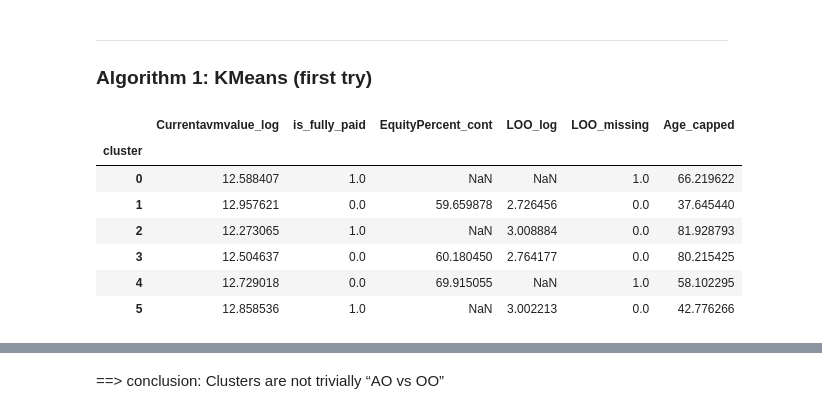
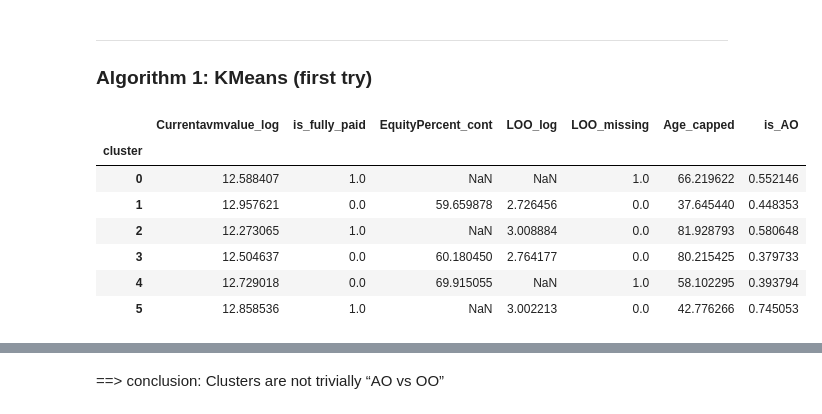
Before and after one commit to m-kareem/Property_clustring, a Jupyter notebook: Data_exploration_03.ipynb, the cells around one changed output, grey strips where cells are left out. Cells and saved outputs as stored; diff of their text form; code cells hidden in the pictures.

Commit message:
Market-based clustering

```diff
--- a/Data_exploration_03.ipynb
+++ b/Data_exploration_03.ipynb
@@ -502,10 +515,10 @@ cluster_features = [
     "Age_capped"
 ]
 
-X = sampled_df[cluster_features]
+sampled_X = sampled_df[cluster_features]
 
-X.info()
-X.describe()
+sampled_X.info()
+sampled_X.describe()
 # %% [output]
 <class 'pandas.core.frame.DataFrame'>
 Index: 150001 entries, 5067265 to 5282879
@@ -537,7 +550,7 @@ For distance-based clustering, the cleanest option is:
 - Replace intentional NaNs with 0
 - Rely on the corresponding binary flag to explain why it’s zero
 # %%
-X_filled = X.fillna(0)
+sampled_X_filled = sampled_X.fillna(0)
 # %% [markdown]
 #### Step 3 — Scaling
 we have
@@ -547,6 +560,6 @@ we have
 from sklearn.preprocessing import StandardScaler
 
 scaler = StandardScaler()
-X_scaled = scaler.fit_transform(X_filled)
+sampled_X_scaled = scaler.fit_transform(sampled_X_filled)
 # %%
 # X_scaled is a numpy array
@@ -615,17 +628,18 @@ kmeans = KMeans(
     n_init=20
 )
 
-labels = kmeans.fit_predict(X_scaled)
+labels = kmeans.fit_predict(sampled_X_scaled)
 
 sampled_df["cluster"] = labels
 # %%
-sampled_df.groupby("cluster")[cluster_features].mean()
+cols = cluster_features + ["is_AO"]
+sampled_df.groupby("cluster")[cols].mean()
 # %% [output]
-|  | Currentavmvalue_log | is_fully_paid | EquityPercent_cont | LOO_log | LOO_missing | Age_capped |
-| cluster |  |  |  |  |  |  |
-| 0 | 12.588407 | 1.0 | NaN | NaN | 1.0 | 66.219622 |
-| 1 | 12.957621 | 0.0 | 59.659878 | 2.726456 | 0.0 | 37.645440 |
-| 2 | 12.273065 | 1.0 | NaN | 3.008884 | 0.0 | 81.928793 |
-| 3 | 12.504637 | 0.0 | 60.180450 | 2.764177 | 0.0 | 80.215425 |
-| 4 | 12.729018 | 0.0 | 69.915055 | NaN | 1.0 | 58.102295 |
-| 5 | 12.858536 | 1.0 | NaN | 3.002213 | 0.0 | 42.776266 |
+|  | Currentavmvalue_log | is_fully_paid | EquityPercent_cont | LOO_log | LOO_missing | Age_capped | is_AO |
+| cluster |  |  |  |  |  |  |  |
+| 0 | 12.588407 | 1.0 | NaN | NaN | 1.0 | 66.219622 | 0.552146 |
+| 1 | 12.957621 | 0.0 | 59.659878 | 2.726456 | 0.0 | 37.645440 | 0.448353 |
+| 2 | 12.273065 | 1.0 | NaN | 3.008884 | 0.0 | 81.928793 | 0.580648 |
+| 3 | 12.504637 | 0.0 | 60.180450 | 2.764177 | 0.0 | 80.215425 | 0.379733 |
+| 4 | 12.729018 | 0.0 | 69.915055 | NaN | 1.0 | 58.102295 | 0.393794 |
+| 5 | 12.858536 | 1.0 | NaN | 3.002213 | 0.0 | 42.776266 | 0.745053 |
```
Also changed, not shown: parts of 40 cells of this notebook, 5 other files.
